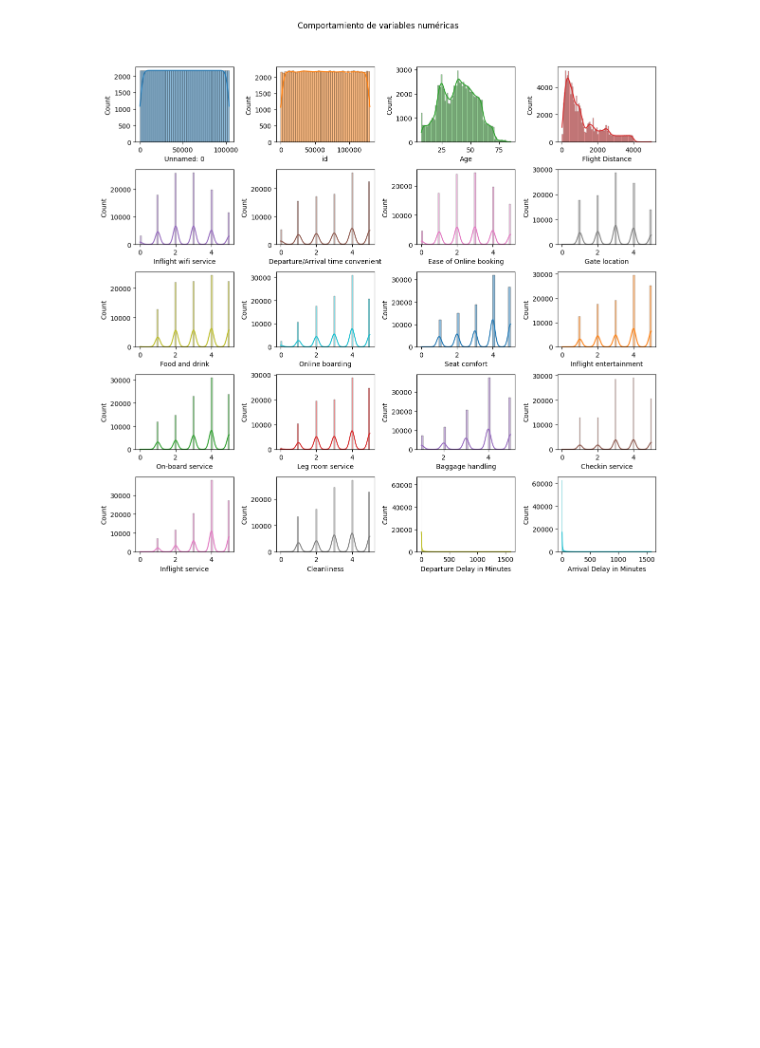
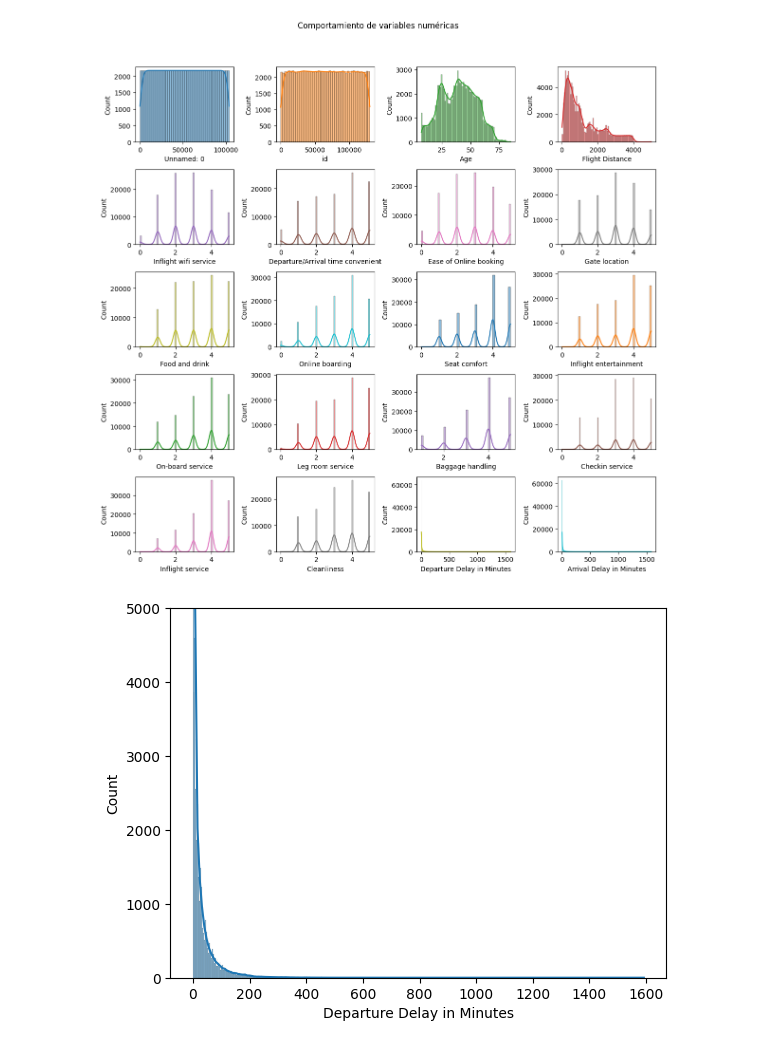
Before and after one commit to DavidBetancurRamirez/ComputacionCientifica, a Jupyter notebook: agrupamiento/airline/airline_loyalty.ipynb, the cells around one changed output. Saved outputs shown, nothing was run; the diff lists cells and outputs as text; code cells hidden in the pictures; blank space fills up the shorter version.

Commit message:
Procesamiento de la data

```diff
--- a/agrupamiento/airline/airline_loyalty.ipynb
+++ b/agrupamiento/airline/airline_loyalty.ipynb
@@ -131,3 +138,9 @@ fig.suptitle('Comportamiento de variables numéricas')
 plt.show()
 # %% [output]
 [figure]
+# %%
+sb.histplot(data = data, x = data['Departure Delay in Minutes'], kde=True)
+plt.ylim(0, 5000)
+plt.show()
+# %% [output]
+[figure, added]
```
Also changed, not shown: parts of 20 cells of this notebook.
